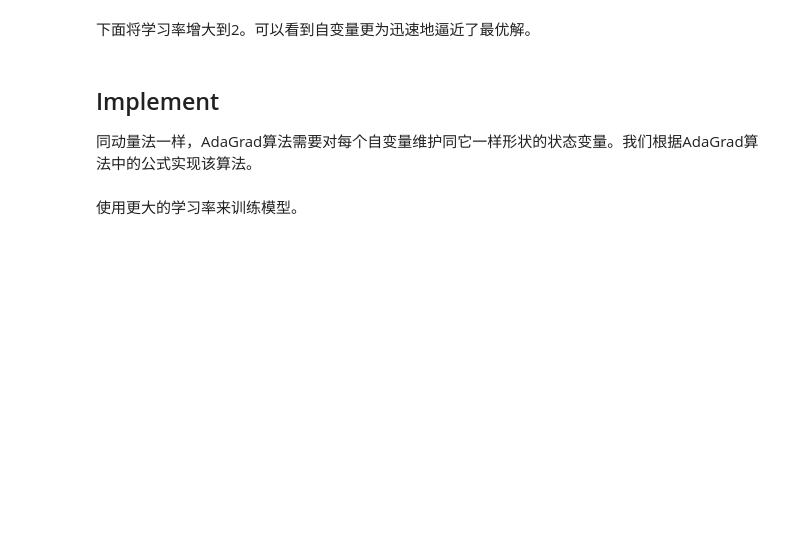
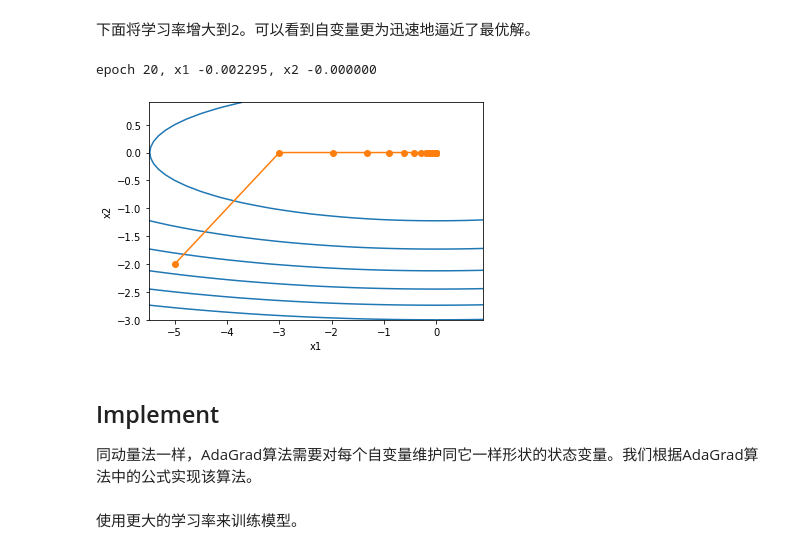
Before and after one commit to shiyutang/DL-Prep, a Jupyter notebook: 03_DL_knowledge/优化.ipynb, the cells around one changed output. Drawn from its saved outputs; the diff is of its cells as text; code cells hidden in the pictures; blank space fills up the shorter version.

```diff
--- a/03_DL_knowledge/优化.ipynb
+++ b/03_DL_knowledge/优化.ipynb
@@ -1061,7 +1025,10 @@ d2l.show_trace_2d(f_2d, d2l.train_2d(adagrad_2d))
 下面将学习率增大到2。可以看到自变量更为迅速地逼近了最优解。
 # %%
 eta = 2
-d2l.show_trace_2d(f_2d, d2l.train_2d(adagrad_2d))
+show_trace_2d(f_2d, train_2d_momentum(adagrad_2d))
+# %% [output]
+epoch 20, x1 -0.002295, x2 -0.000000
+[figure, added]
 # %% [markdown]
 ## Implement
 
```
Also changed, not shown: parts of 53 cells of this notebook, 8 other files.
